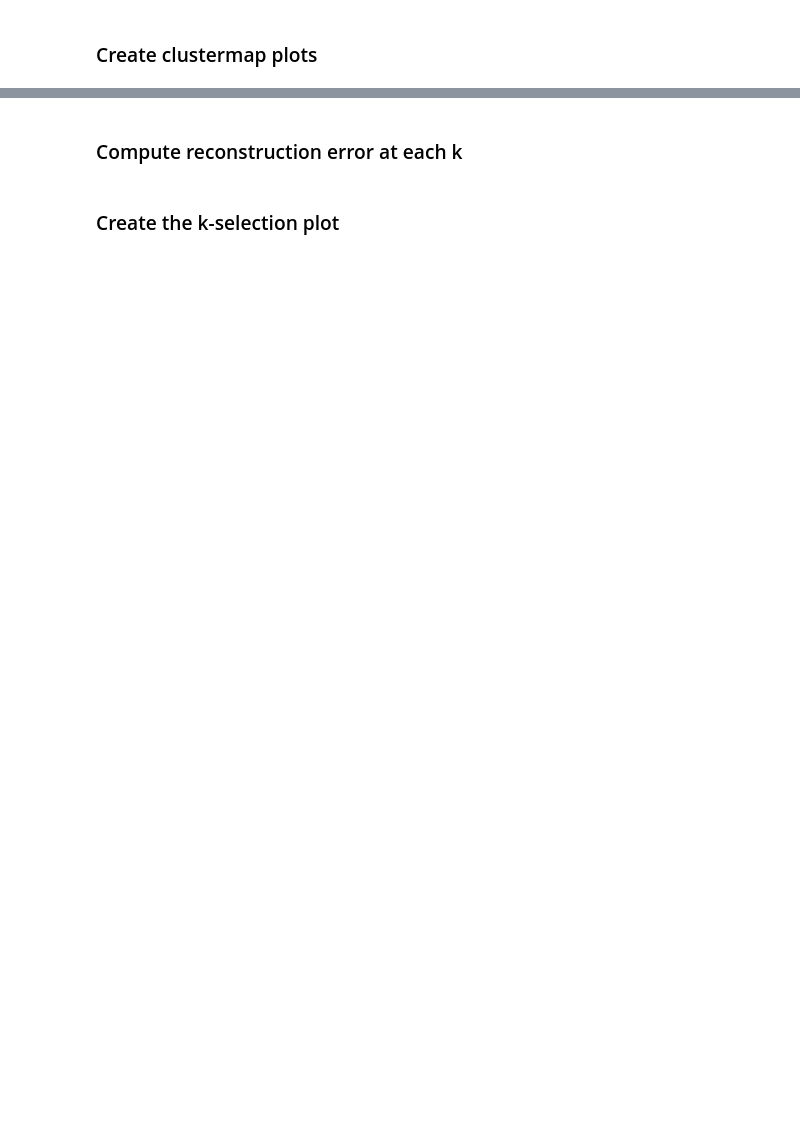
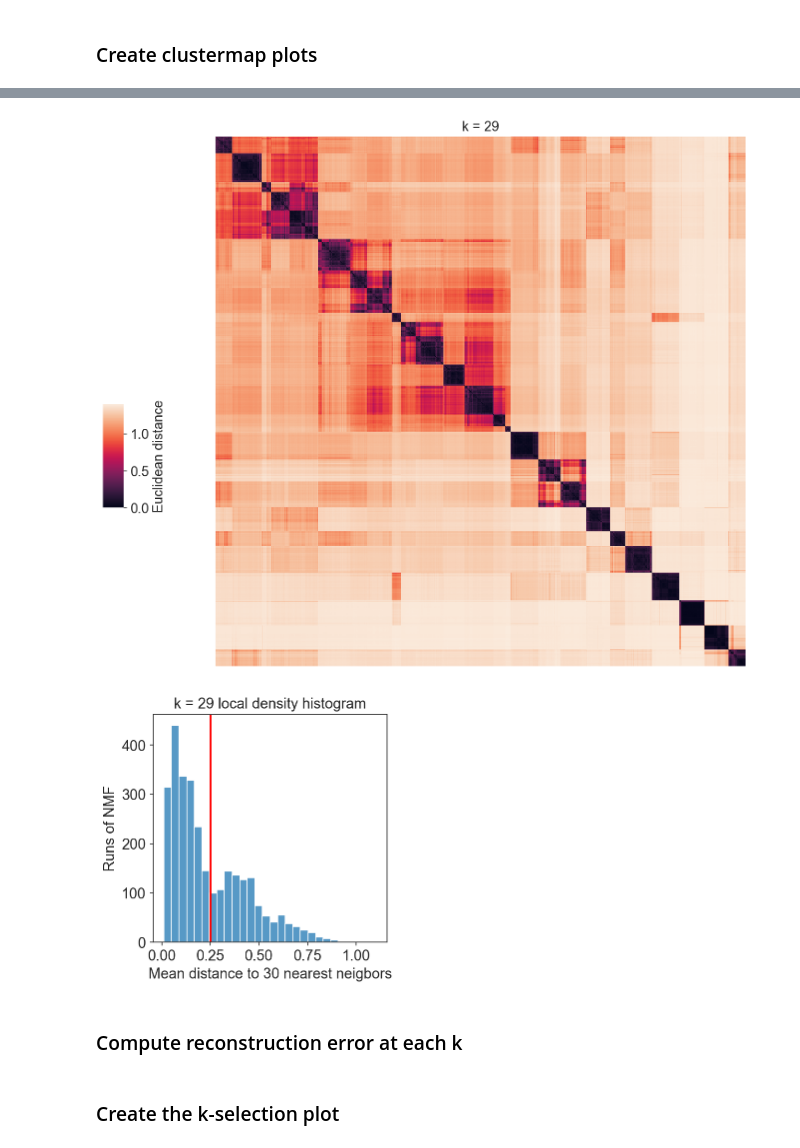
Before and after one commit to cellarium-ai/cellarium-ml, a Jupyter notebook: notebooks/cnmf_demo.ipynb, the cells around one changed output, grey strips where cells are left out. Saved outputs shown, nothing was run; the diff lists cells and outputs as text; code cells hidden in the pictures; blank space fills up the shorter version.

```diff
--- a/notebooks/cnmf_demo.ipynb
+++ b/notebooks/cnmf_demo.ipynb
@@ -219,7 +279,7 @@ dataset
 # calculate consensus D for all Ks
 
 # change these thresholds if desired
-density_threshold = 0.1
+density_threshold = 0.25
 local_neighborhood_size = 0.3
 
 consensus_stat = update_consensusD(
@@ -249,24 +337,27 @@ sc.set_figure_params(scanpy=True, dpi=75, dpi_save=75, vector_friendly=True)
 # %%
-for k in k_range:
+for k in k_values:
     cg = sns.clustermap(consensus_stat[k]['topk_euc_dist'].cpu().numpy(),
                    row_cluster=True, col_cluster=True, cbar_pos=(0.05, 0.25, 0.03, 0.15),
-                   xticklabels=False, yticklabels=False)
+                   xticklabels=False, yticklabels=False, rasterized=True)
     cg.ax_row_dendrogram.set_visible(False)
     cg.ax_col_dendrogram.set_visible(False)
     # cg.cax.set_visible(False)
     cg.cax.set_ylabel('Euclidean distance')
     cg.ax_heatmap.set_title(f"k = {k}")
     plt.show()
 
     sns.histplot(consensus_stat[k]['local_neigh_dist'].cpu().numpy())
     ymax = plt.gca().get_ylim()[1]
     plt.vlines(density_threshold, ymin=0, ymax=ymax, color='Red')
     plt.xlabel(f'Mean distance to {int(num_repeats * local_neighborhood_size)} nearest neigbors')
     plt.ylabel('Runs of NMF')
     plt.title(f"k = {k} local density histogram")
     plt.ylim(0, ymax)
 
     plt.show()
+# %% [output]
+[figure, added]
+[figure, added]
 # %% [markdown]
 ### Compute reconstruction error at each k
 # %%
```
Also changed, not shown: parts of 17 cells of this notebook, 1 other file.
